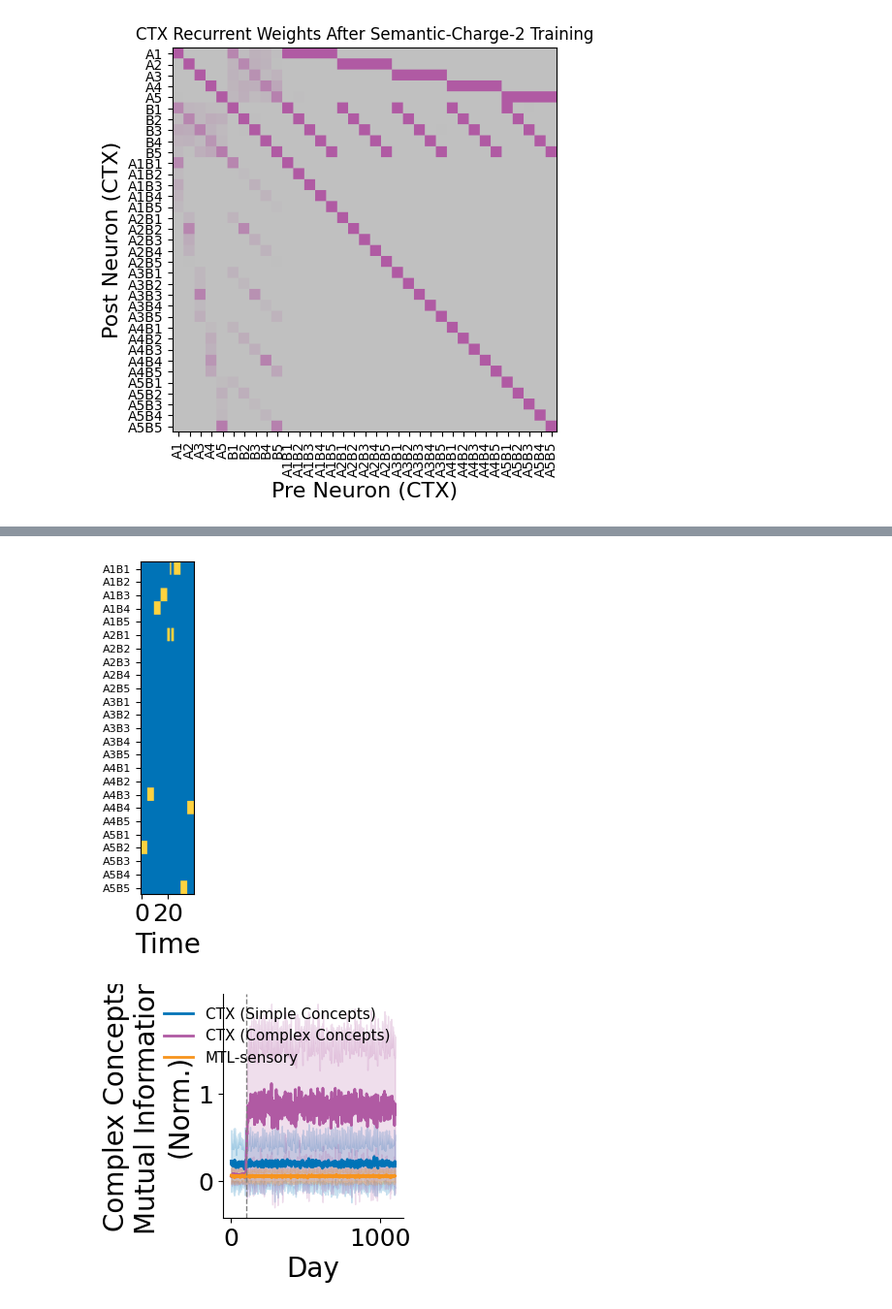
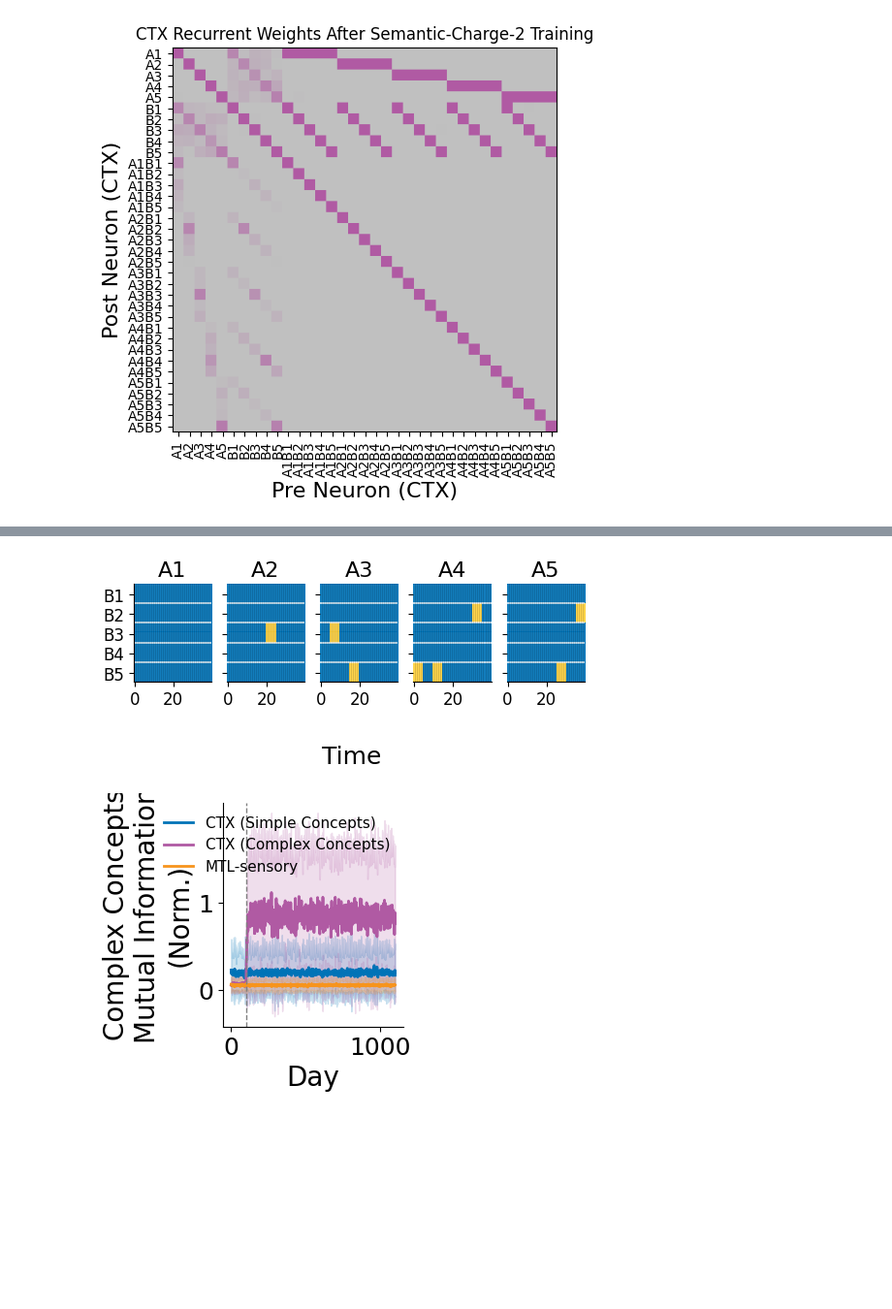
Before and after one commit to albesagonzalez/sensory-semantic-episodes, a Jupyter notebook: Figure_4.ipynb, the cells around one changed output, grey strips where cells are left out. Shown at 97% size. Drawn from its saved outputs; the diff is of its cells as text; code cells hidden in the pictures; blank space fills up the shorter version.

```diff
--- a/Figure_4.ipynb
+++ b/Figure_4.ipynb
@@ -427,22 +504,46 @@ plt.savefig("Figures_SVG/4d1.svg", dpi=300, transparent=True)
-# %%
-fig = plt.figure(figsize=(3.6, 4.4))
-
-plt.imshow(
-    torch.stack(network.activity_recordings["ctx"], dim=0)[network.awake_indices][
-        -input_params["day_length"] // 2 :, network.ordered_indices_ctx_episodes[:250]
-    ].T,
-    cmap=blue_yellow,
-    vmin=0,
-    vmax=1,
-)
-
-plt.yticks(episode_positions, episode_labels, fontsize=8)
-plt.xticks([0, 20], fontsize=18)
-plt.xlabel("Time", fontsize=20)
-plt.tight_layout()
-plt.savefig("Figures_SVG/4d2.svg", dpi=300, transparent=True)
-# %% [output]
-[figure, removed]
+# %%
+ordered_ctx_episode = network.ordered_indices_ctx_episodes[:250]
+ctx_panel = torch.stack(network.activity_recordings["ctx"], dim=0)[network.awake_indices][
+    -input_params["day_length"] // 2 :, ordered_ctx_episode
+].T
+
+rows_per_episode = 10
+rows_per_A = 5 * rows_per_episode
+b_positions = [rows_per_episode * (k + 0.5) for k in range(5)]
+b_labels = [f"B{j+1}" for j in range(5)]
+a_labels = [f"A{i+1}" for i in range(5)]
+
+fig, axes = plt.subplots(1, 5, figsize=(6, 3.0), sharex=True, sharey=False)
+
+for a_idx, ax in enumerate(axes):
+    row_start = a_idx * rows_per_A
+    row_end = (a_idx + 1) * rows_per_A
+    panel = ctx_panel[row_start:row_end, :]
+    ax.imshow(panel, cmap=blue_yellow, vmin=0, vmax=1, interpolation='nearest')
+    ax.set_title(a_labels[a_idx], fontsize=16, pad=6)
+    ax.set_xticks([0, 20])
+    ax.tick_params(axis='x', labelsize=12)
+    ax.set_yticks(b_positions)
+    if a_idx == 0:
+        ax.set_yticklabels(b_labels, fontsize=12)
+    else:
+        ax.set_yticklabels([])
+    for r in range(1, rows_per_A):
+        if r % rows_per_episode == 0:
+            line_width = 1.1
+            line_alpha = 0.95
+        else:
+            line_width = 0.35
+            line_alpha = 0.30
+        ax.axhline(r - 0.5, color='white', linewidth=line_width, alpha=line_alpha)
+    for c in range(1, panel.shape[1]):
+        ax.axvline(c - 0.5, color='black', linewidth=0.45, alpha=0.22)
+    sns.despine(ax=ax, left=(a_idx != 0), bottom=False)
+
+fig.supxlabel("Time", fontsize=18, y=0.03)
+plt.savefig("Figures_SVG/4d2.svg", dpi=300, transparent=True)
+# %% [output]
+[figure, added]
 # %%
 torch.save(network, "checkpoints/network_4_recordings.pt")
 network.init_recordings(recording_parameters)
```
Also changed, not shown: parts of 6 cells of this notebook, 2 other files.
